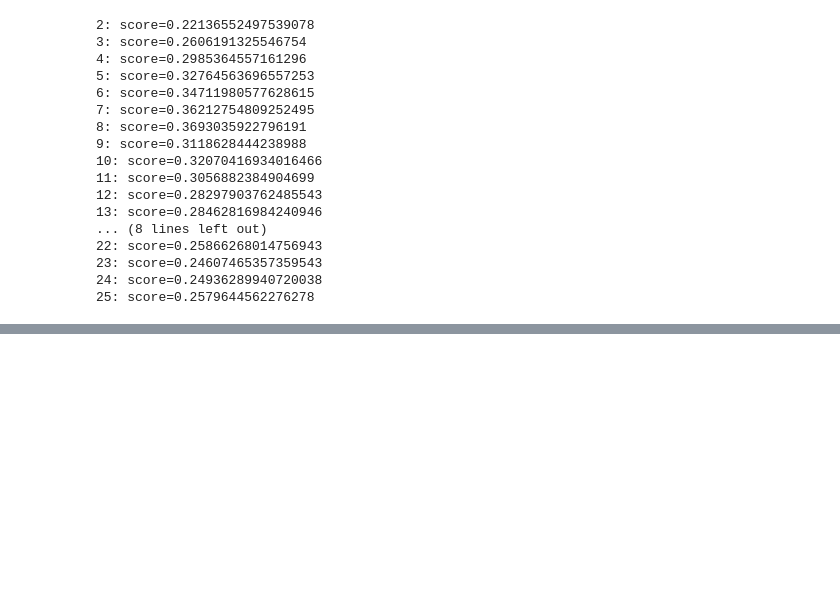
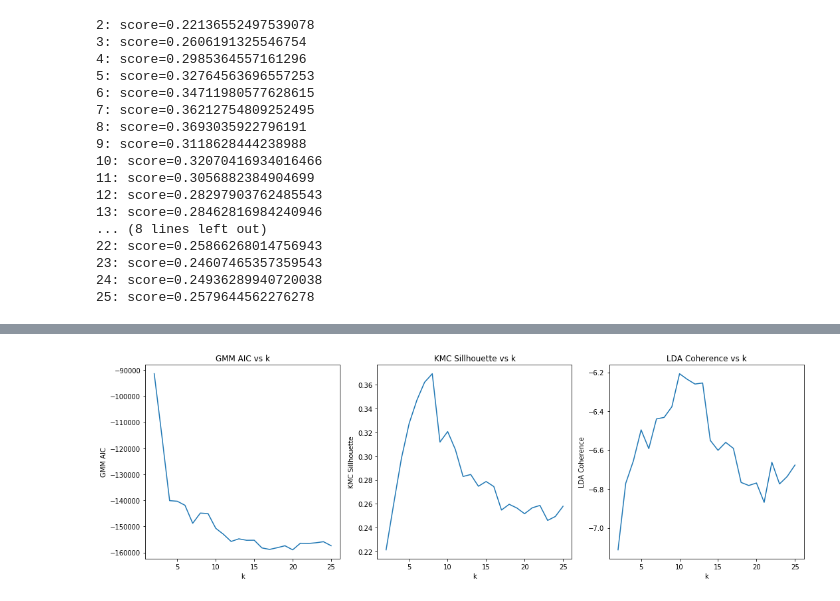
Before and after one commit to oneoffcoder/jupyter, a Jupyter notebook: data-science/lda.ipynb, the cells around one changed output, grey strips where cells are left out. Saved outputs shown, nothing was run; the diff lists cells and outputs as text; code cells hidden in the pictures; blank space fills up the shorter version.

```diff
--- a/data-science/lda.ipynb
+++ b/data-science/lda.ipynb
@@ -167,7 +103,7 @@ def get_kmc(X, k):
     labels = model.predict(X)
     score = silhouette_score(X, labels)
     print('{}: score={}'.format(k, score))
-    return score, k, model
+    return k, score
 
 kmc_scores = [get_kmc(X, k) for k in range(2, 26)]
 # %% [output]
@@ -232,0 +129,24 @@ print(lsi.get_topics().shape)
+# %%
+from gensim import corpora
+from gensim.models import LdaModel
+from gensim.models.coherencemodel import CoherenceModel
+
+def learn_lda_model(corpus, dictionary, k):
+    lda = LdaModel(corpus,
+               id2word=dictionary,
+               num_topics=k,
+               random_state=37,
+               iterations=100,
+               passes=5,
+               per_word_topics=False)
+    cm = CoherenceModel(model=lda, corpus=corpus, coherence='u_mass')
+    coherence = cm.get_coherence()
+    print('{}: {}'.format(k, coherence))
+    return k, coherence
+
+T = [t.split(' ') for t in texts]
+
+dictionary = corpora.Dictionary(T)
+corpus = [dictionary.doc2bow(text) for text in T]
+
+lda_scores = [learn_lda_model(corpus, dictionary, k) for k in range(2, 26)]
@@ -232,0 +171,18 @@ print(lsi.get_topics().shape)
+# %%
+def plot_scores(scores, ax, ylabel):
+    _x = [s[0] for s in scores]
+    _y = [s[1] for s in scores]
+
+    ax.plot(_x, _y, color='tab:blue')
+    ax.set_xlabel('k')
+    ax.set_ylabel(ylabel)
+    ax.set_title('{} vs k'.format(ylabel))
+
+fig, ax = plt.subplots(1, 3, figsize=(15, 5))
+plot_scores(gmm_scores, ax[0], 'GMM AIC')
+plot_scores(kmc_scores, ax[1], 'KMC Sillhouette')
+plot_scores(lda_scores, ax[2], 'LDA Coherence')
+
+plt.tight_layout()
+# %% [output]
+[figure, added]
```
Also changed, not shown: parts of 30 cells of this notebook, 1 other file.
